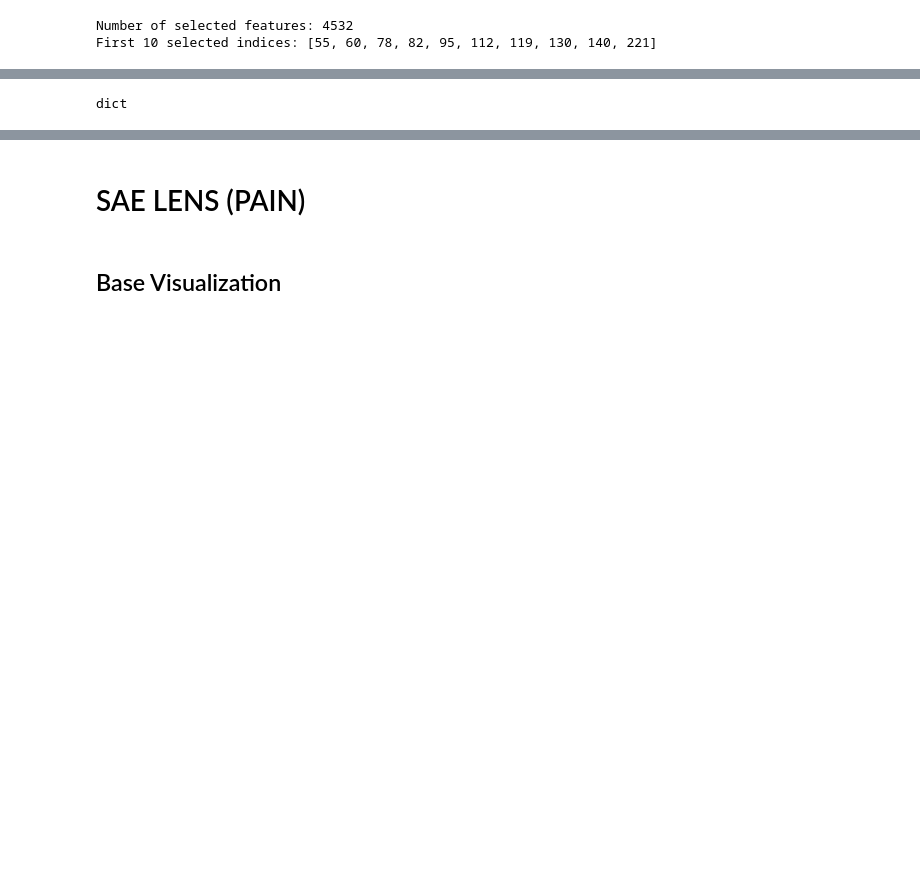
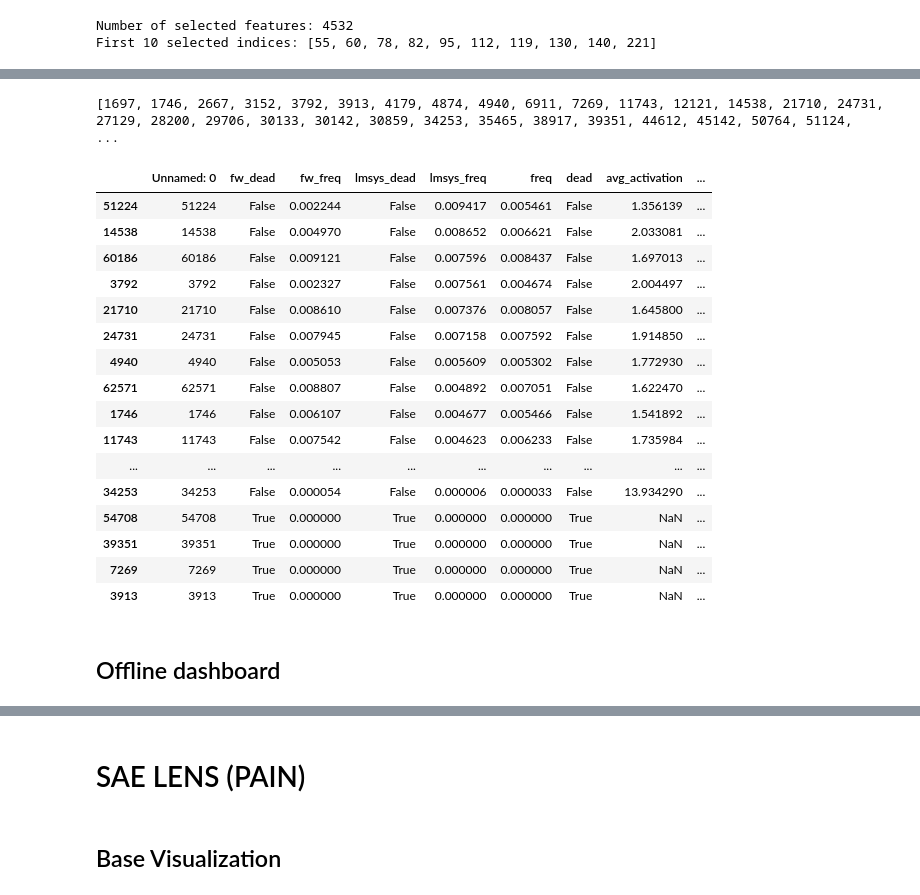
Before and after one commit to science-of-finetuning/sparsity-artifacts-crosscoders, a Jupyter notebook: notebooks/sae_dashboard.ipynb, the cells around one changed output, grey strips where cells are left out. Cells and saved outputs as stored; diff of their text form; code cells hidden in the pictures; blank space fills up the shorter version.

```diff
--- a/notebooks/sae_dashboard.ipynb
+++ b/notebooks/sae_dashboard.ipynb
@@ -60 +140,28 @@ save_path = Path("/dlabscratch1/cdumas/representation-structure-comparison/resul
+# %%
+import json
+fossil_features = json.load(open("/dlabscratch1/cdumas/representation-structure-comparison/notebooks/results/eval_crosscoder/l13-mu4.1e-02-lr1e-04_ae_final/data/lmsys_it_fossil_indices.json", "r"))
+print(fossil_features)
+# show df for fossil features
+df[df.index.isin(fossil_features)].sort_values(by='lmsys_freq', ascending=False)
+# %% [output]
+[1697, 1746, 2667, 3152, 3792, 3913, 4179, 4874, 4940, 6911, 7269, 11743, 12121, 14538, 21710, 24731, 27129, 28200, 29706, 30133, 30142, 30859, 34253, 35465, 38917, 39351, 44612, 45142, 50764, 51124,  ...
+|  | Unnamed: 0 | fw_dead | fw_freq | lmsys_dead | lmsys_freq | freq | dead | avg_activation | ... |
+| 51224 | 51224 | False | 0.002244 | False | 0.009417 | 0.005461 | False | 1.356139 | ... |
+| 14538 | 14538 | False | 0.004970 | False | 0.008652 | 0.006621 | False | 2.033081 | ... |
+| 60186 | 60186 | False | 0.009121 | False | 0.007596 | 0.008437 | False | 1.697013 | ... |
+| 3792 | 3792 | False | 0.002327 | False | 0.007561 | 0.004674 | False | 2.004497 | ... |
+| 21710 | 21710 | False | 0.008610 | False | 0.007376 | 0.008057 | False | 1.645800 | ... |
+| 24731 | 24731 | False | 0.007945 | False | 0.007158 | 0.007592 | False | 1.914850 | ... |
+| 4940 | 4940 | False | 0.005053 | False | 0.005609 | 0.005302 | False | 1.772930 | ... |
+| 62571 | 62571 | False | 0.008807 | False | 0.004892 | 0.007051 | False | 1.622470 | ... |
+| 1746 | 1746 | False | 0.006107 | False | 0.004677 | 0.005466 | False | 1.541892 | ... |
+| 11743 | 11743 | False | 0.007542 | False | 0.004623 | 0.006233 | False | 1.735984 | ... |
+| ... | ... | ... | ... | ... | ... | ... | ... | ... | ... |
+| 34253 | 34253 | False | 0.000054 | False | 0.000006 | 0.000033 | False | 13.934290 | ... |
+| 54708 | 54708 | True | 0.000000 | True | 0.000000 | 0.000000 | True | NaN | ... |
+| 39351 | 39351 | True | 0.000000 | True | 0.000000 | 0.000000 | True | NaN | ... |
+| 7269 | 7269 | True | 0.000000 | True | 0.000000 | 0.000000 | True | NaN | ... |
+| 3913 | 3913 | True | 0.000000 | True | 0.000000 | 0.000000 | True | NaN | ... |
+# %% [markdown]
+## Offline dashboard
 # %%
@@ -64,5 +178,0 @@ save_path = Path("/dlabscratch1/cdumas/representation-structure-comparison/resul
-# %%
-max_activating_examples_chat = th.load(save_path / "chat/chat_final.pt")
-type(max_activating_examples_chat)
-# %% [output]
-dict
```
Also changed, not shown: parts of 15 cells of this notebook, 1 other file.
